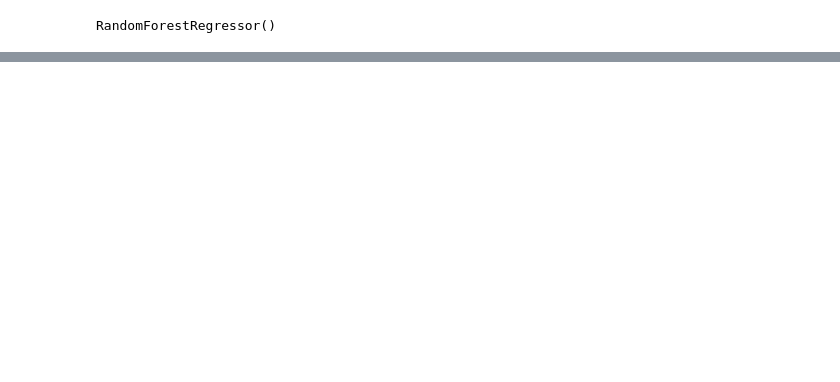
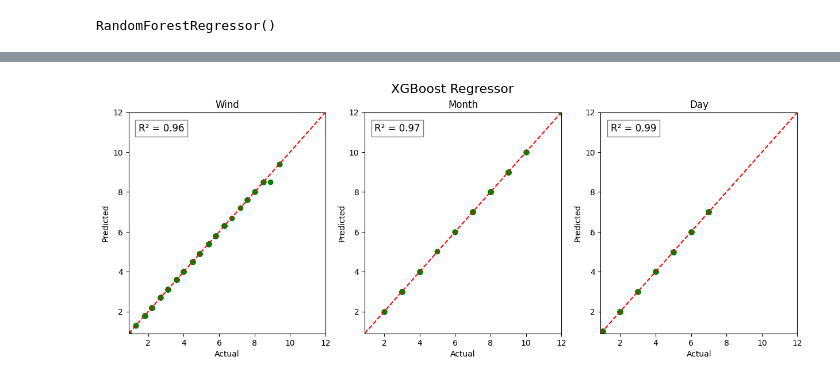
Before and after one commit to achyut-balaji/Wildfire-Factors, a Jupyter notebook: WIldfire.ipynb, the cells around one changed output, grey strips where cells are left out. Saved outputs shown, nothing was run; the diff lists cells and outputs as text; code cells hidden in the pictures; blank space fills up the shorter version.

```diff
--- a/WIldfire.ipynb
+++ b/WIldfire.ipynb
@@ -449,0 +449,11 @@ Day R-squared (Decision Tree): 0.9694808126410835
+# %%
+import xgboost as xgb
+from sklearn.multioutput import MultiOutputRegressor
+
+xgb_model = MultiOutputRegressor(xgb.XGBRegressor(random_state=42, n_jobs=-1)) # n_jobs=-1 to use all available cores
+xgb_model.fit(X_train, y_train)
+xgb_y_pred = xgb_model.predict(X_test)
+rounded_xgb_y_pred = np.round(xgb_y_pred, 1)
+
+print("\n--- XGBoost Regressor Predictions ---")
+display(rounded_xgb_y_pred)
@@ -449,0 +507,24 @@ Day R-squared (Decision Tree): 0.9694808126410835
+# %%
+fig, axes = plt.subplots(1, n_features, figsize=(15, 5))
+
+titles = ['Wind', 'Month', 'Day']
+
+x_min = min(y_test.min(), xgb_y_pred.min())
+x_max = max(y_test.max(), xgb_y_pred.max())
+
+for i in range(n_features):
+    axes[i].scatter(y_test[:, i], xgb_y_pred[:, i], c='green')
+    axes[i].plot([x_min, x_max], [x_min, x_max], 'r--')
+    axes[i].set_xlim(x_min, x_max)
+    axes[i].set_ylim(x_min, x_max)
+    axes[i].set_xlabel('Actual')
+    axes[i].set_ylabel('Predicted')
+    axes[i].set_title(titles[i])
+
+    r2 = r2_score(y_test[:, i], y_pred[:, i])
+    axes[i].text(0.05, 0.95, f'R² = {r2:.2f}', transform=axes[i].transAxes,
+                 verticalalignment='top', fontsize=12, bbox=dict(facecolor='white', alpha=0.5))
+plt.suptitle('XGBoost Regressor', fontsize=16)
+plt.show()
+# %% [output]
+[figure, added]
```
Also changed, not shown: parts of 11 cells of this notebook.
